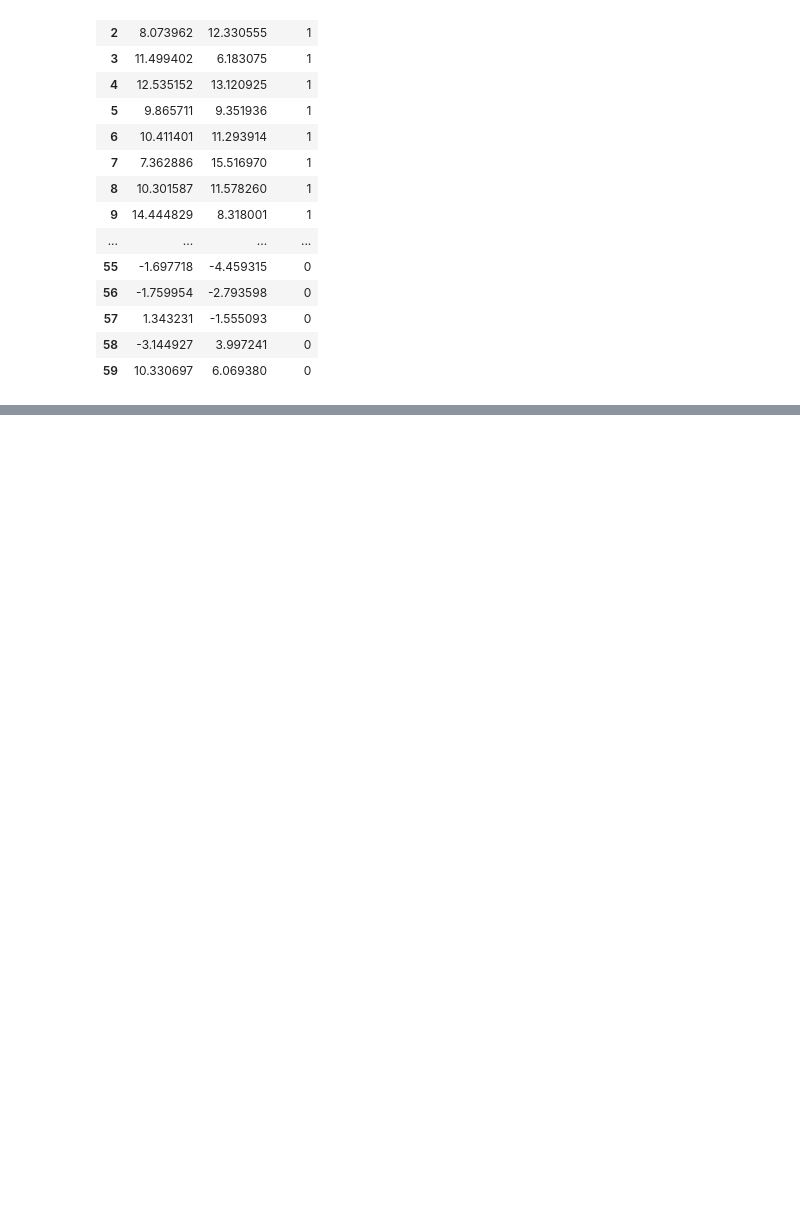
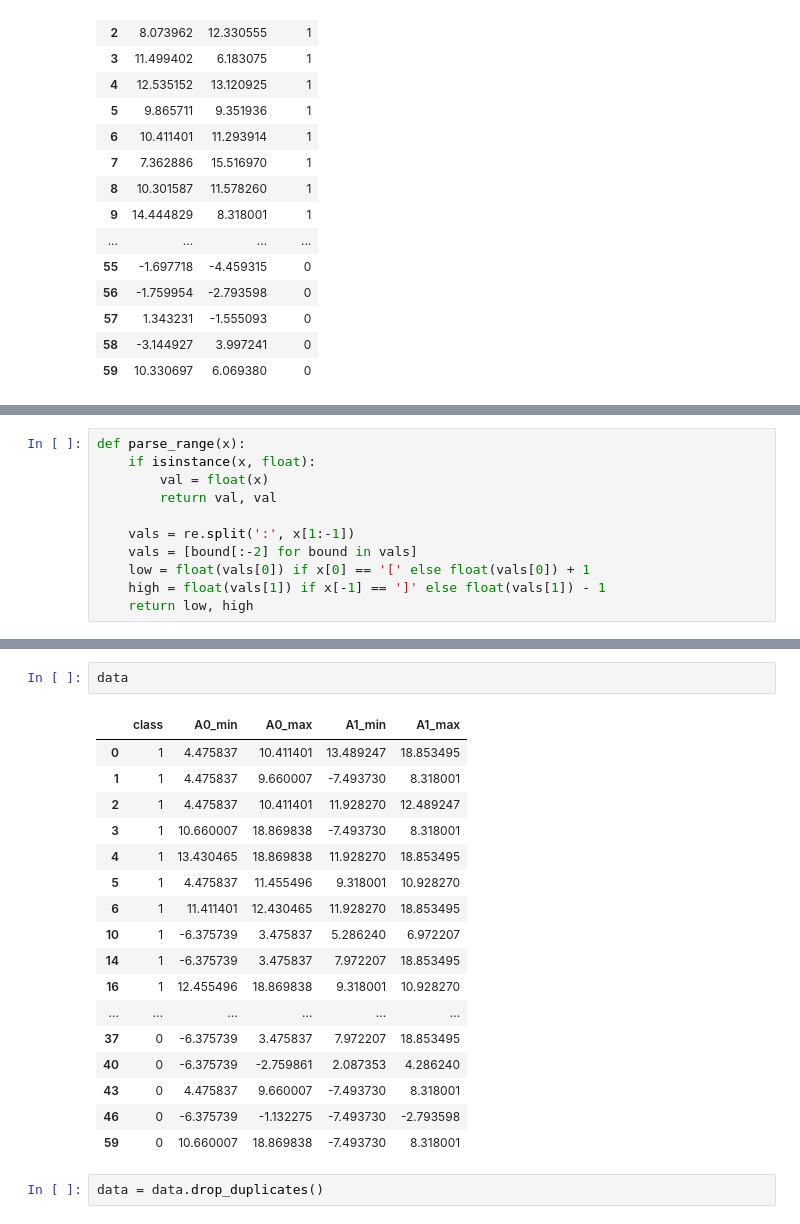
Before and after one commit to Deeep12345/Entropy_utility_measure, a Jupyter notebook: code/results/ring_mondrian/visualize_2D.ipynb, the cells around one changed output, grey strips where cells are left out. Cells and saved outputs as stored; diff of their text form; blank space fills up the shorter version.

```diff
--- a/code/results/ring_mondrian/visualize_2D.ipynb
+++ b/code/results/ring_mondrian/visualize_2D.ipynb
@@ -121,0 +145,11 @@ class1
+# %%
+def parse_range(x):
+    if isinstance(x, float):
+        val = float(x)
+        return val, val
+
+    vals = re.split(':', x[1:-1])
+    vals = [bound[:-2] for bound in vals]
+    low = float(vals[0]) if x[0] == '[' else float(vals[0]) + 1
+    high = float(vals[1]) if x[-1] == ']' else float(vals[1]) - 1
+    return low, high
@@ -121,0 +168,22 @@ class1
+# %%
+data
+# %% [output]
+|  | class | A0_min | A0_max | A1_min | A1_max |
+| 0 | 1 | 4.475837 | 10.411401 | 13.489247 | 18.853495 |
+| 1 | 1 | 4.475837 | 9.660007 | -7.493730 | 8.318001 |
+| 2 | 1 | 4.475837 | 10.411401 | 11.928270 | 12.489247 |
+| 3 | 1 | 10.660007 | 18.869838 | -7.493730 | 8.318001 |
+| 4 | 1 | 13.430465 | 18.869838 | 11.928270 | 18.853495 |
+| 5 | 1 | 4.475837 | 11.455496 | 9.318001 | 10.928270 |
+| 6 | 1 | 11.411401 | 12.430465 | 11.928270 | 18.853495 |
+| 10 | 1 | -6.375739 | 3.475837 | 5.286240 | 6.972207 |
+| 14 | 1 | -6.375739 | 3.475837 | 7.972207 | 18.853495 |
+| 16 | 1 | 12.455496 | 18.869838 | 9.318001 | 10.928270 |
+| ... | ... | ... | ... | ... | ... |
+| 37 | 0 | -6.375739 | 3.475837 | 7.972207 | 18.853495 |
+| 40 | 0 | -6.375739 | -2.759861 | 2.087353 | 4.286240 |
+| 43 | 0 | 4.475837 | 9.660007 | -7.493730 | 8.318001 |
+| 46 | 0 | -6.375739 | -1.132275 | -7.493730 | -2.793598 |
+| 59 | 0 | 10.660007 | 18.869838 | -7.493730 | 8.318001 |
+# %%
+data = data.drop_duplicates()
```
Also changed, not shown: parts of 8 cells of this notebook.
